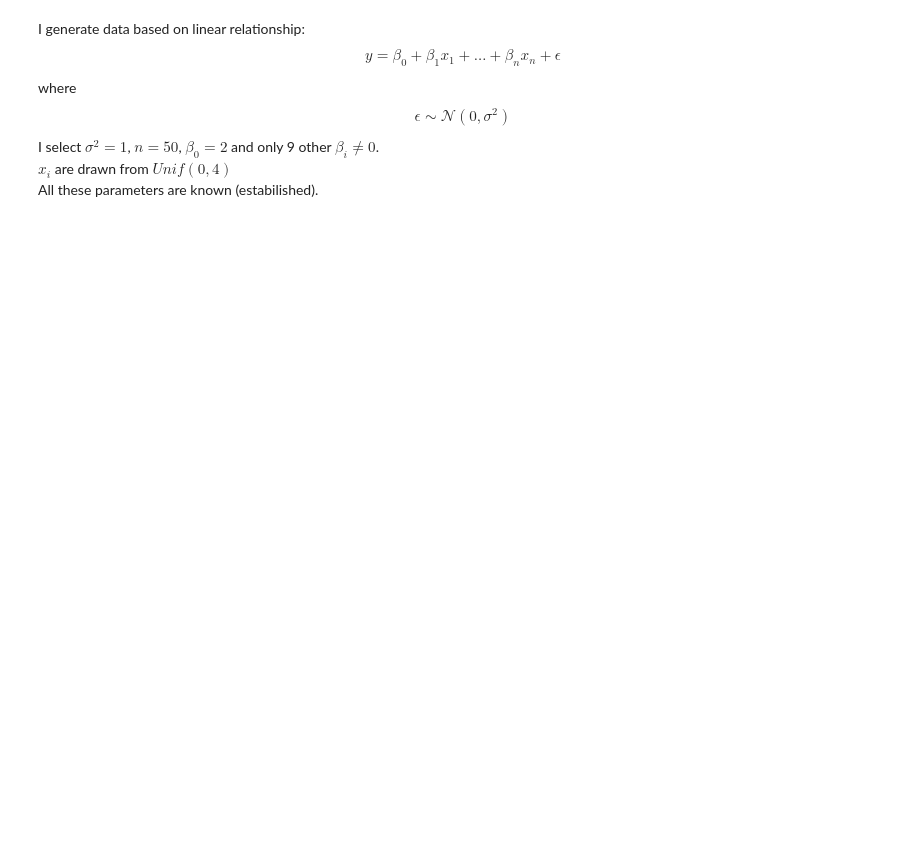
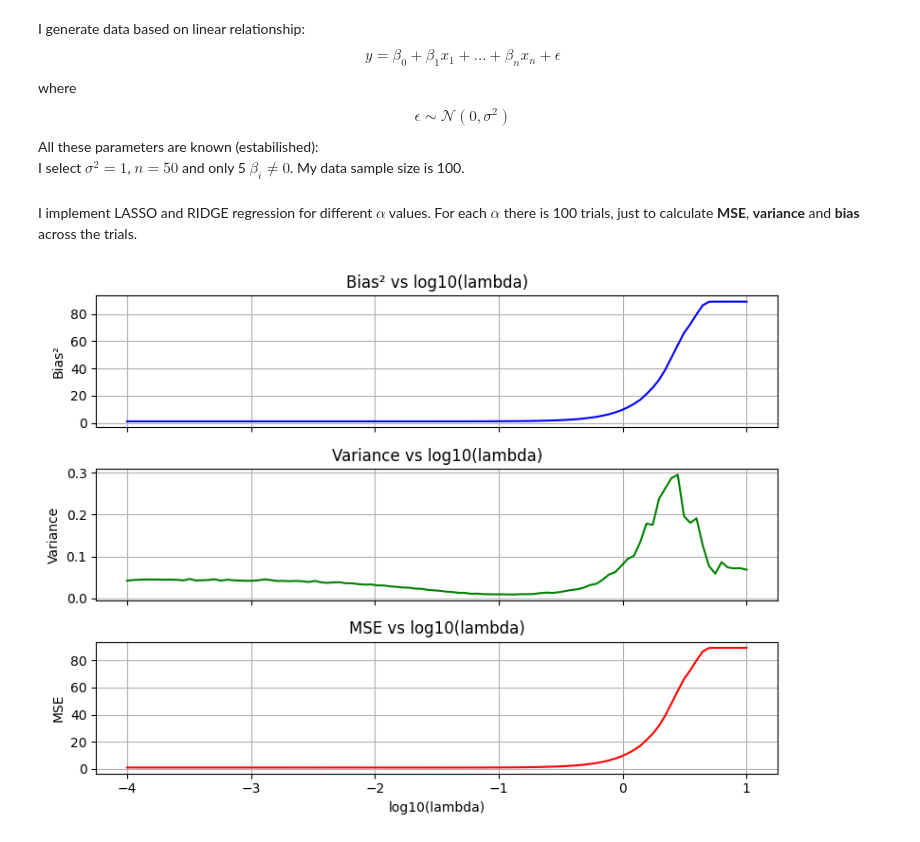
Before and after one commit to MichalBalcerak/ML24-25, a Jupyter notebook: Homework04.ipynb, the cells around one changed output. Drawn from its saved outputs; the diff is of its cells as text; code cells hidden in the pictures; blank space fills up the shorter version.

```diff
--- a/Homework04.ipynb
+++ b/Homework04.ipynb
@@ -9,24 +14,5 @@ $$y=\beta_0+\beta_1x_1+\dots+\beta_nx_n+\epsilon
 $$
 where
 $$\epsilon\sim\mathcal{N}(0,\sigma^2)$$
-I select $\sigma^2=1$, $n=50$, $\beta_0=2$ and only 9 other $\beta_i\neq0$.\
-$x_i$ are drawn from $Unif(0,4)$\
-All these parameters are known (estabilished).
+All these parameters are known (estabilished):\
+I select $\sigma^2=1$, $n=50$ and only 5 $\beta_i\neq0$. My data sample size is 100.
-# %%
-np.random.seed(42)
-
-X = np.zeros((1500,50))
-X = np.hstack((np.ones((X.shape[0], 1)), X))
-for i in range(50):
-    x = np.random.uniform(0,4,1500)
-    X[:,i+1] = x
-
-beta = np.zeros((51,1))
-
-beta[0]=np.random.uniform(1,4)
-non_zero_betas = np.random.choice(np.arange(1,51,1), size=9, replace=False)
-
-for i in non_zero_betas:
-    beta[i] = np.random.uniform(1,4)
-
-y = X @ beta + np.random.normal(scale = 1.0, size=(1500,1))
@@ -32,0 +32,2 @@ y = X @ beta + np.random.normal(scale = 1.0, size=(1500,1))
+# %% [markdown]
+I implement LASSO and RIDGE regression for different $\alpha$ values. For each $\alpha$ there is 100 trials, just to calculate **MSE**, **variance** and **bias** across the trials.
@@ -32,0 +66,26 @@ y = X @ beta + np.random.normal(scale = 1.0, size=(1500,1))
+# %%
+fig, axs = plt.subplots(3, 1, figsize=(8, 6), sharex=True)
+
+# Bias² plot
+axs[0].plot(np.log10(lambdas), bias2_for_lambdas_list_LASSO, color='blue')
+axs[0].set_ylabel("Bias²")
+axs[0].set_title("Bias² vs log10(lambda)")
+axs[0].grid(True)
+
+# Variance plot
+axs[1].plot(np.log10(lambdas), var_for_lambdas_list_LASSO, color='green')
+axs[1].set_ylabel("Variance")
+axs[1].set_title("Variance vs log10(lambda)")
+axs[1].grid(True)
+
+# MSE plot
+axs[2].plot(np.log10(lambdas), mse_for_lambdas_list_LASSO, color='red')
+axs[2].set_ylabel("MSE")
+axs[2].set_xlabel("log10(lambda)")
+axs[2].set_title("MSE vs log10(lambda)")
+axs[2].grid(True)
+
+plt.tight_layout()
+plt.show()
+# %% [output]
+[figure, added]
```
Also changed, not shown: parts of 4 cells of this notebook.
